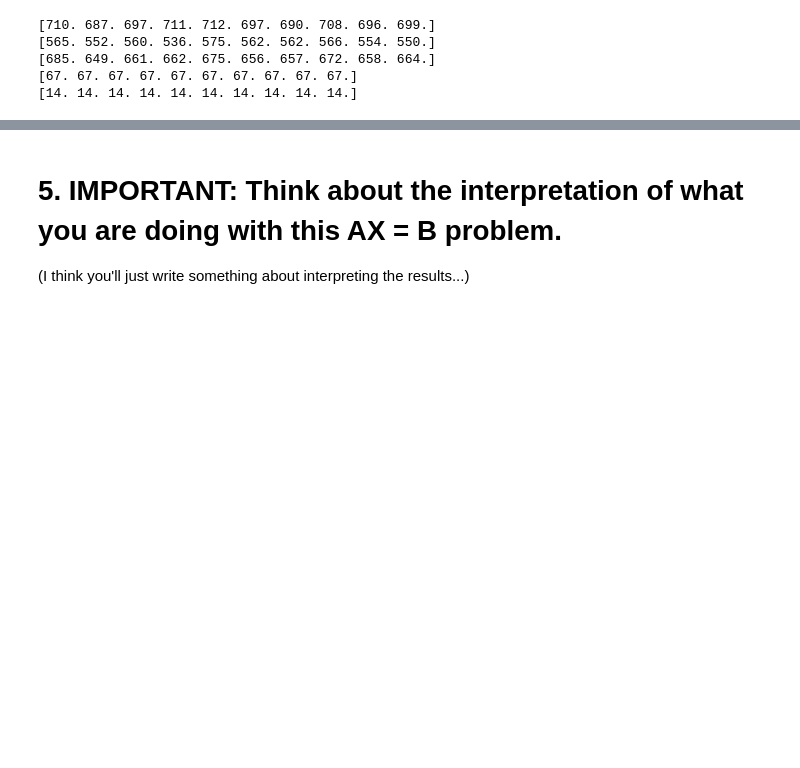
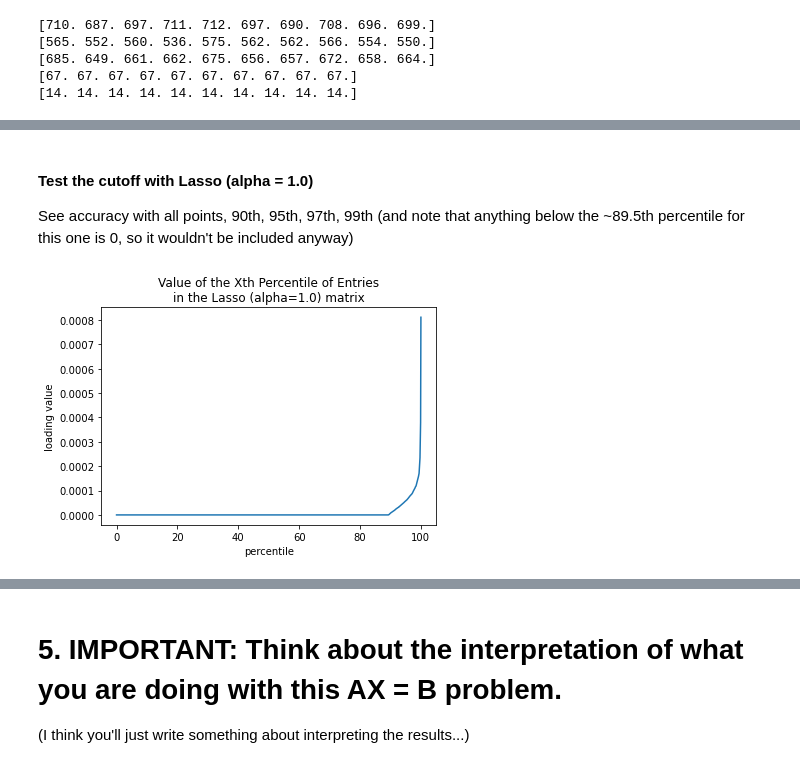
Before and after one commit to jacnugent/amath584, a Jupyter notebook: hw6_regression_and_sparsity/hw6_draft.ipynb, the cells around one changed output, grey strips where cells are left out. Drawn from its saved outputs; the diff is of its cells as text; code cells hidden in the pictures; blank space fills up the shorter version.

```diff
--- a/hw6_regression_and_sparsity/hw6_draft.ipynb
+++ b/hw6_regression_and_sparsity/hw6_draft.ipynb
@@ -583,0 +661,16 @@ Does the intercept value matter? Someone mentioned that...
+# %% [markdown]
+#### Test the cutoff with Lasso (alpha = 1.0)
+See accuracy with all points, 90th, 95th, 97th, 99th
+(and note that anything below the ~89.5th percentile for this one is 0, so it wouldn't be included anyway)
+# %%
+xspace = np.arange(0, 100.1, .1)
+plt.plot(xspace, np.percentile(np.abs(A_lasso).flatten(), xspace))
+plt.title('Value of the Xth Percentile of Entries\nin the Lasso (alpha=1.0) matrix')
+plt.xlabel('percentile')
+plt.ylabel('loading value')
+
+plt.savefig(save_dir + 'lasso_loading_percentiles-see_uptick_at_90.png',
+            dpi=300, bbox_inches='tight')
+plt.show()
+# %% [output]
+[figure, added]
```
Also changed, not shown: parts of 15 cells of this notebook, 10 other files.
